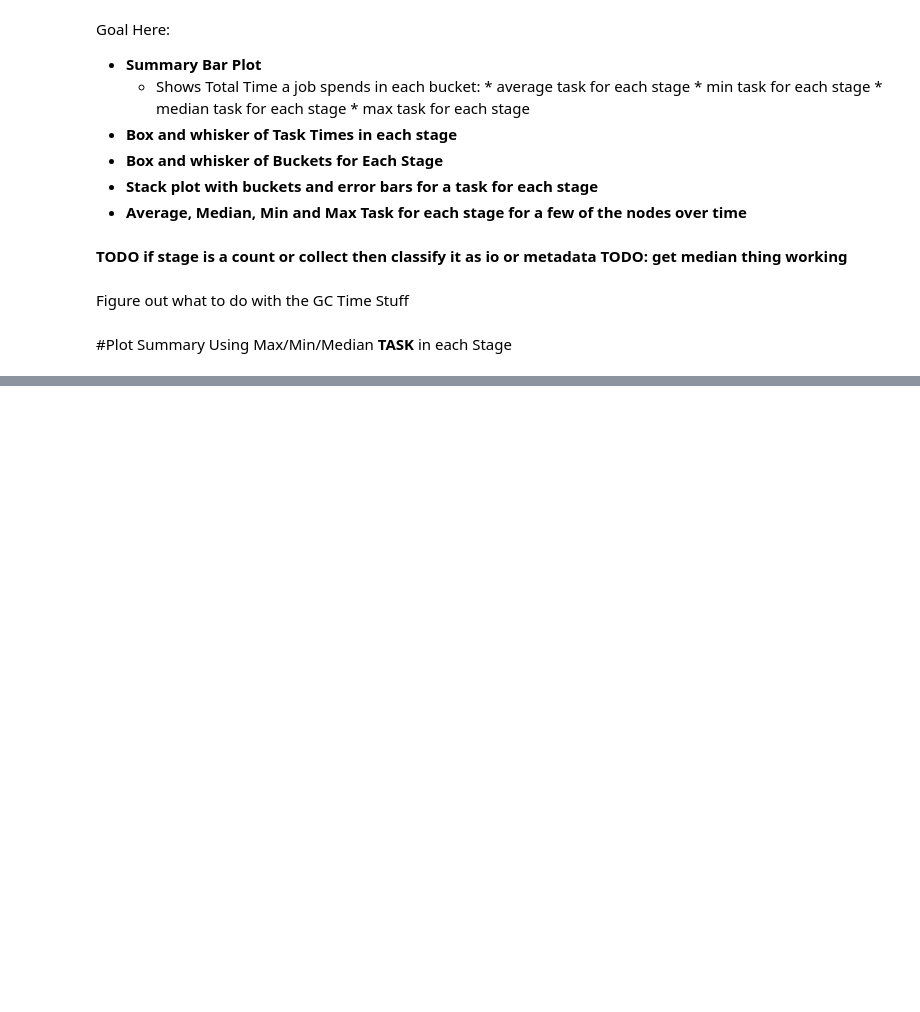
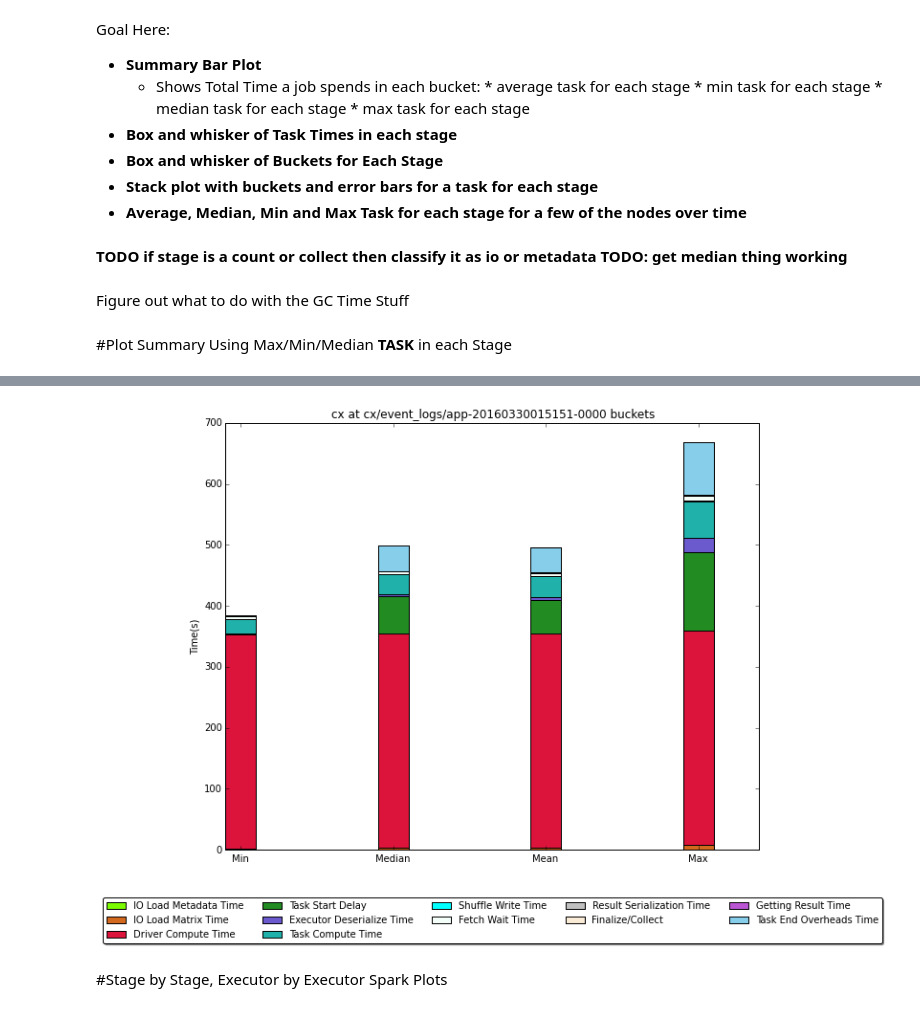
Before and after one commit to eracah/spark-profile-n-plot, a Jupyter notebook: parse-eventlog.ipynb, the cells around one changed output, grey strips where cells are left out. Saved outputs shown, nothing was run; the diff lists cells and outputs as text; code cells hidden in the pictures; blank space fills up the shorter version.

Commit message:
added buckets functionality and preliminary stage by stage functionality

```diff
--- a/parse-eventlog.ipynb
+++ b/parse-eventlog.ipynb
@@ -280,4 +305,9 @@ task_info = loglines.filter(lambda x: "SparkListenerTaskEnd" in x)\
       .map(lambda (i,v): (i,create_compute_bucket(i[0],v,algo_name))).cache() #, stage_dict.value, stage_to_phase_dict.value)))
 # %% [markdown]
 Figure out what to do with the GC Time Stuff
+# %%
+#aka stage and executor keyed buckets
+flat_task_info = task_info.flatMap(flat_map_dict).cache()
+
+stage_keyed_task_buckets = flat_task_info.map(lambda (i,v): ((i[0], i[2]), v)).cache()
 # %%
@@ -387,0 +444,3 @@ plt.show()
+# %%
+minb, maxb, medianb, meanb = [get_summary_buckets_for_mpl(f,stage_keyed_task_buckets, driver_comp_time) for
+                              f in ['min', 'max', 'median', 'mean']]
@@ -387,0 +449,32 @@ plt.show()
+# %%
+ordered_keys = ['IO Load Metadata Time','IO Load Matrix Time','Driver Compute Time', 'Task Start Delay',
+        'Executor Deserialize Time', 'Task Compute Time', 'Shuffle Write Time', 'Fetch Wait Time',
+                'Result Serialization Time', 'Finalize/Collect','Getting Result Time', 'Task End Overheads Time']
+# %%
+bottom = (0,0,0, 0)
+bars = []
+colors_ = colors.cnames.keys()
+offset = 41
+patterns = ('-', '+', 'x', '\\', '*', '.')
+fig = plt.figure()
+ax1 = fig.add_subplot(111)
+ind = np.arange(4)
+width = 0.2
+for i,k in enumerate(ordered_keys):
+    cur_values = np.asarray([c_mpl[k] / 1000. for c_mpl in [minb, medianb, meanb, maxb]])
+    bar = ax1.bar(ind, cur_values,
+                        width=width,color=colors_[i+offset], bottom=bottom,
+                         ecolor='k')
+
+    bottom = bottom + cur_values
+
+ax1.legend(ordered_keys, loc='upper center', bbox_to_anchor=(0.5, -0.1),
+                  fancybox=True, shadow=True, ncol=5, prop={'size': 10})
+plt.ylabel('Time(s)')
+plt.xticks(ind + width/2., ('Min', 'Median','Mean', 'Max'))
+plt.title("%s at %s buckets"% (algo_name, event_log.split('benchmarks/')[1]))
+plt.show()
+# %% [output]
+[figure, added]
+# %% [markdown]
+#Stage by Stage, Executor by Executor Spark Plots
```
Also changed, not shown: parts of 31 cells of this notebook.
